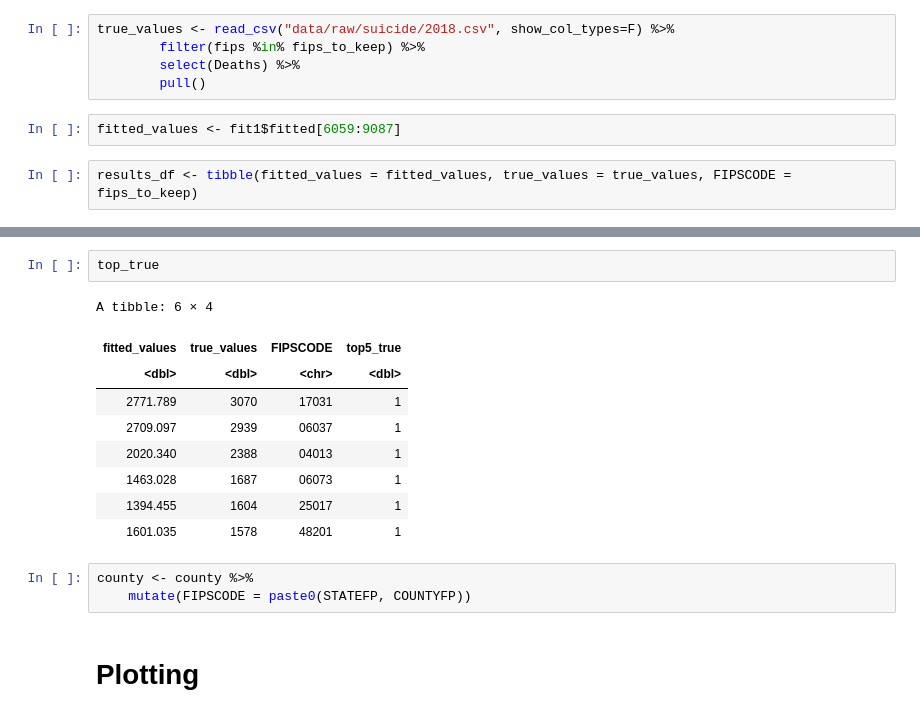
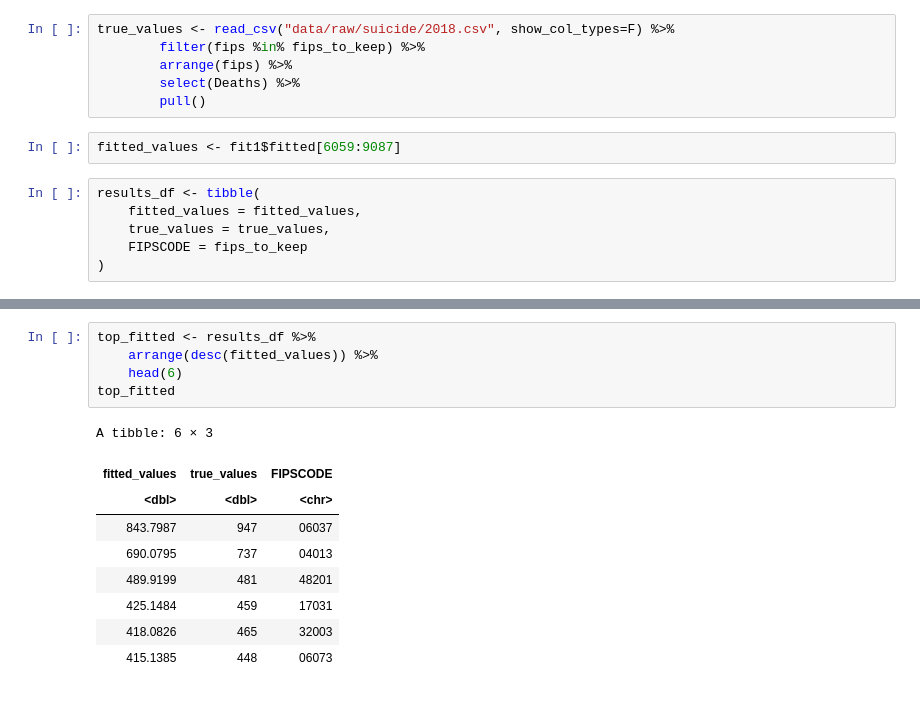
Before and after one commit to CrivelliLab/spatial-prediction, a Jupyter notebook: notebooks/fit1_results.ipynb, the cells around one changed output, grey strips where cells are left out. Cells and saved outputs as stored; diff of their text form.

```diff
--- a/notebooks/fit1_results.ipynb
+++ b/notebooks/fit1_results.ipynb
@@ -146,12 +120,17 @@ length(fit1$samples$rho)
 # %%
 true_values <- read_csv("data/raw/suicide/2018.csv", show_col_types=F) %>%
         filter(fips %in% fips_to_keep) %>%
+        arrange(fips) %>%
         select(Deaths) %>%
         pull()
 # %%
 fitted_values <- fit1$fitted[6059:9087]
 # %%
-results_df <- tibble(fitted_values = fitted_values, true_values = true_values, FIPSCODE = fips_to_keep)
+results_df <- tibble(
+    fitted_values = fitted_values,
+    true_values = true_values,
+    FIPSCODE = fips_to_keep
+)
 # %%
 top_true <- results_df %>%
     arrange(desc(true_values)) %>%
@@ -160,17 +150,15 @@ top_true <- results_df %>%
 # %%
-top_true
+top_fitted <- results_df %>%
+    arrange(desc(fitted_values)) %>%
+    head(6)
+top_fitted
 # %% [output]
-A tibble: 6 × 4
+A tibble: 6 × 3
-| fitted_values | true_values | FIPSCODE | top5_true |
-| <dbl> | <dbl> | <chr> | <dbl> |
-| 2771.789 | 3070 | 17031 | 1 |
-| 2709.097 | 2939 | 06037 | 1 |
-| 2020.340 | 2388 | 04013 | 1 |
-| 1463.028 | 1687 | 06073 | 1 |
-| 1394.455 | 1604 | 25017 | 1 |
-| 1601.035 | 1578 | 48201 | 1 |
+| fitted_values | true_values | FIPSCODE |
+| <dbl> | <dbl> | <chr> |
+| 843.7987 | 947 | 06037 |
+| 690.0795 | 737 | 04013 |
+| 489.9199 | 481 | 48201 |
+| 425.1484 | 459 | 17031 |
+| 418.0826 | 465 | 32003 |
+| 415.1385 | 448 | 06073 |
-# %%
-county <- county %>%
-    mutate(FIPSCODE = paste0(STATEFP, COUNTYFP))
-# %% [markdown]
-# Plotting
```
Also changed, not shown: parts of 17 cells of this notebook, 16 other files.
